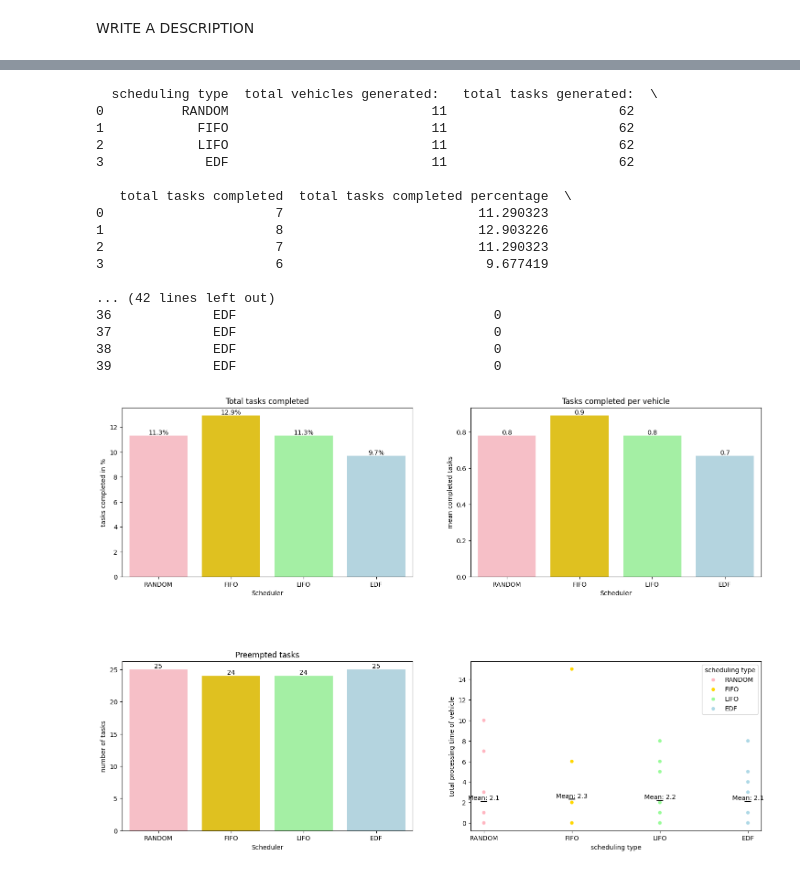
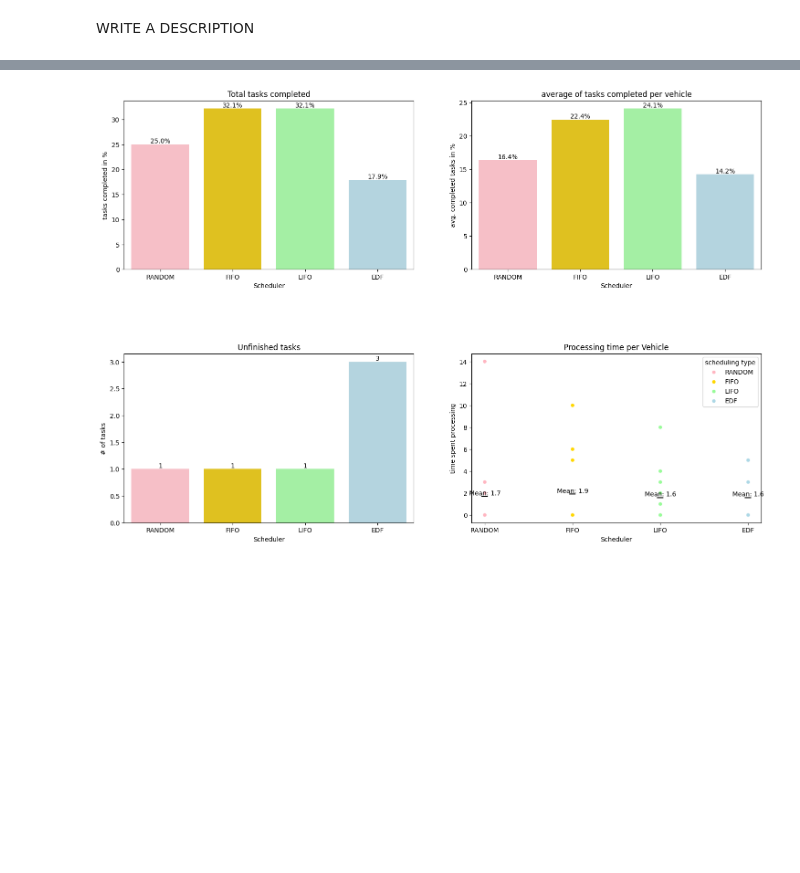
Before and after one commit to ank-ai/virtual_edge, a Jupyter notebook: code/SimPy/(4)newSchedulerSimpy.ipynb, the cells around one changed output, grey strips where cells are left out. Cells and saved outputs as stored; diff of their text form; code cells hidden in the pictures; blank space fills up the shorter version.

Commit message:
Fixed charts and added SUMO files
Now charts seem to make more sense, still need to validate charts though

```diff
--- a/code/SimPy/(4)newSchedulerSimpy.ipynb
+++ b/code/SimPy/(4)newSchedulerSimpy.ipynb
@@ -39,6 +40,7 @@ class Scheduler:
         self.processed_tasks = []
         self.task_id_counter = 0
         self.currently_processing_task = None
+        self.incomplete_tasks= []
 
         if type == "RANDOM":
             self.environment.process(self.process_randomly(self.environment))
@@ -85,14 +87,13 @@ class Scheduler:
         current_task_process = None
         highest_priority_task = None
 
-
         while True:
 
             if len(self.unprocessed_tasks) > 0:
 
                 if(self.currently_processing_task == None):
                     self.currently_processing_task = min(self.unprocessed_tasks, key = lambda x: x.priority)
-                    current_task_process = environment.process(self.currently_processing_task.process()) #yield?
+                    current_task_process = environment.process(self.currently_processing_task.process())
                     continue
 
                 highest_priority_task = min(self.unprocessed_tasks, key = lambda x: x.priority)
@@ -321,6 +304,8 @@ def run_sim(sim_seed, scheduling_type, poisson_vehicles, poisson_tasks, poisson_
    pt_scheduling_type = []
    total_processing_time_of_vehicle = []
    mean_processing_time_per_scheduler = []
+   vehicles_present  = []
+   vehicles_departed = []
 
    for type in scheduling_type:
 
@@ -335,6 +320,7 @@ def run_sim(sim_seed, scheduling_type, poisson_vehicles, poisson_tasks, poisson_
       intersection.run(until = sim_end_time)
       print(f"total vehicles spawned: {vehicle_generator.vehicles_generated()}")
       print(f"total tasks generated: {vehicle_generator.tasks_generated()}")
+      print(f"tasks incomplete: {scheduler.incomplete_tasks}")
 
       #document results
       total_vehicles_generated.append(len(vehicle_generator.vehicles))
@@ -342,11 +328,13 @@ def run_sim(sim_seed, scheduling_type, poisson_vehicles, poisson_tasks, poisson_
       total_tasks_completed.append(vehicle_generator.tasks_completed())
       total_tasks_completed_percentage.append(vehicle_generator.tasks_completed()/vehicle_generator.tasks_generated() * 100)
       avg_tasks_completed_per_vehicle.append(vehicle_generator.mean_tasks_completed_per_vehicle())
-      tasks_begun_vs_dropped.append(vehicle_generator.dropped_tasks())
+      tasks_begun_vs_dropped.append(len(scheduler.incomplete_tasks))
       pt_scheduling_type.append(vehicle_generator.scheduling_type())
       total_processing_time_of_vehicle.append(vehicle_generator.time_spent_processing())
-      #processing_time.append(vehicle_generator.time_spent_processing())
+      vehicles_present.append(len(vehicle_generator.vehicles_present))
+      vehicles_departed.append(len(vehicle_generator.vehicles_departed))
 
+   #for the scatter plot
    pt_scheduling_type = np.concatenate(pt_scheduling_type).ravel().tolist()
    total_processing_time_of_vehicle = np.concatenate(total_processing_time_of_vehicle).ravel().tolist()
 
@@ -362,21 +350,23 @@ def run_sim(sim_seed, scheduling_type, poisson_vehicles, poisson_tasks, poisson_
 
    sim_data = pd.DataFrame({
       'scheduling type' : scheduling_type,
-      'total vehicles generated: ' : total_vehicles_generated,
-      'total tasks generated:' : total_tasks_generated,
+      'total vehicles generated ' : total_vehicles_generated,
+      'total tasks generated' : total_tasks_generated,
       'total tasks completed' : total_tasks_completed,
       'total tasks completed percentage' : total_tasks_completed_percentage,
       'avg. tasks completed per vehicle' : avg_tasks_completed_per_vehicle,
-      'tasks dropped percentage' : tasks_begun_vs_dropped,
+      'incomplete tasks' : tasks_begun_vs_dropped
    })
 
    simulation_data = sim_data
 # %%
 poisson_vehicles = 3          # expected time interval per vehicle spawn
-poisson_tasks = 2           # expected time interval per task generation
+poisson_tasks = 4             # expected time interval per task generation
 poisson_dwell_time = 15       # expected time spent at intersection
 end_time = 30
 run_sim(42, scheduling_type, poisson_vehicles, poisson_tasks, poisson_dwell_time, end_time)
+display(simulation_data)
+#display(processing_time)
 # %% [output]
 SCHEDULER: RANDOM
 Vehicle 0 spawned in environment at time 4
@@ -408,58 +403,42 @@ sns.barplot(x=scheduling_type, y=simulation_data['total tasks completed percenta
 axes[0, 0].set_title('Total tasks completed')
 axes[0, 0].set_xlabel('Scheduler')
 axes[0, 0].set_ylabel('tasks completed in %')
 
 # Plot 2
 sns.barplot(x=scheduling_type, y=simulation_data['avg. tasks completed per vehicle'], ax=axes[0, 1], hue=scheduling_type, palette=pastel_colors)
-axes[0, 1].set_title('Tasks completed per vehicle')
+axes[0, 1].set_title('average of tasks completed per vehicle')
 axes[0, 1].set_xlabel('Scheduler')
-axes[0, 1].set_ylabel('mean completed tasks')
+axes[0, 1].set_ylabel('avg. completed tasks in %')
 
 # Plot 3
-sns.barplot(x=scheduling_type, y=simulation_data['tasks dropped percentage'], ax=axes[1, 0], hue=scheduling_type, palette=pastel_colors)
-axes[1, 0].set_title('Preempted tasks')
+sns.barplot(x=scheduling_type, y=simulation_data['incomplete tasks'], ax=axes[1, 0], hue=scheduling_type, palette=pastel_colors)
+axes[1, 0].set_title('Unfinished tasks')
 axes[1, 0].set_xlabel('Scheduler')
-axes[1, 0].set_ylabel('number of tasks')
+axes[1, 0].set_ylabel('# of tasks')
 
 # plot 4
 sns.scatterplot(data=processing_time, x='scheduling type', y='total processing time of vehicle', ax=axes[1, 1],hue = 'scheduling type', palette=pastel_colors)
+axes[1,1].set_title('Processing time per Vehicle')
+axes[1,1].set_xlabel('Scheduler')
+axes[1,1].set_ylabel('time spent processing')
 
 #labeling the plots
 for index, value in enumerate(simulation_data['total tasks completed percentage']):
     axes[0, 0].text(index, value, f"{round(value,1)}%", ha='center', va='bottom')
 
 for index, value in enumerate(simulation_data['avg. tasks completed per vehicle']):
-    axes[0, 1].text(index, value, str(round(value,1)), ha='center', va='bottom')
+    axes[0, 1].text(index, value,f"{round(value,1)}%", ha='center', va='bottom')
 
-for index, value in enumerate(simulation_data['tasks dropped percentage']):
+for index, value in enumerate(simulation_data['incomplete tasks']):
     axes[1, 0].text(index, value, str(value), ha='center', va='bottom')
 
-    # Add mean as separate points
+# Add mean as separate points
 for index, row in mean_processing_time.iterrows():
     mean = row['mean']
     total = row['sum']
     axes[1, 1].scatter(row['scheduling type'], mean, color='black', marker='_', s=100)
     axes[1, 1].text(row['scheduling type'], mean, f'Mean: {mean}', ha='center', va='bottom')
 
-print(simulation_data)
-print(processing_time)
 plt.show()
 # %% [output]
-  scheduling type  total vehicles generated:   total tasks generated:  \
-0          RANDOM                          11                      62
-1            FIFO                          11                      62
-2            LIFO                          11                      62
-3             EDF                          11                      62
-
-   total tasks completed  total tasks completed percentage  \
-0                      7                         11.290323
-1                      8                         12.903226
-2                      7                         11.290323
-3                      6                          9.677419
-
-... (42 lines left out)
-36             EDF                                 0
-37             EDF                                 0
-38             EDF                                 0
-39             EDF                                 0
-[figure, old version]
+[figure, new version]
```
Also changed, not shown: parts of 5 cells of this notebook, 3 other files.
